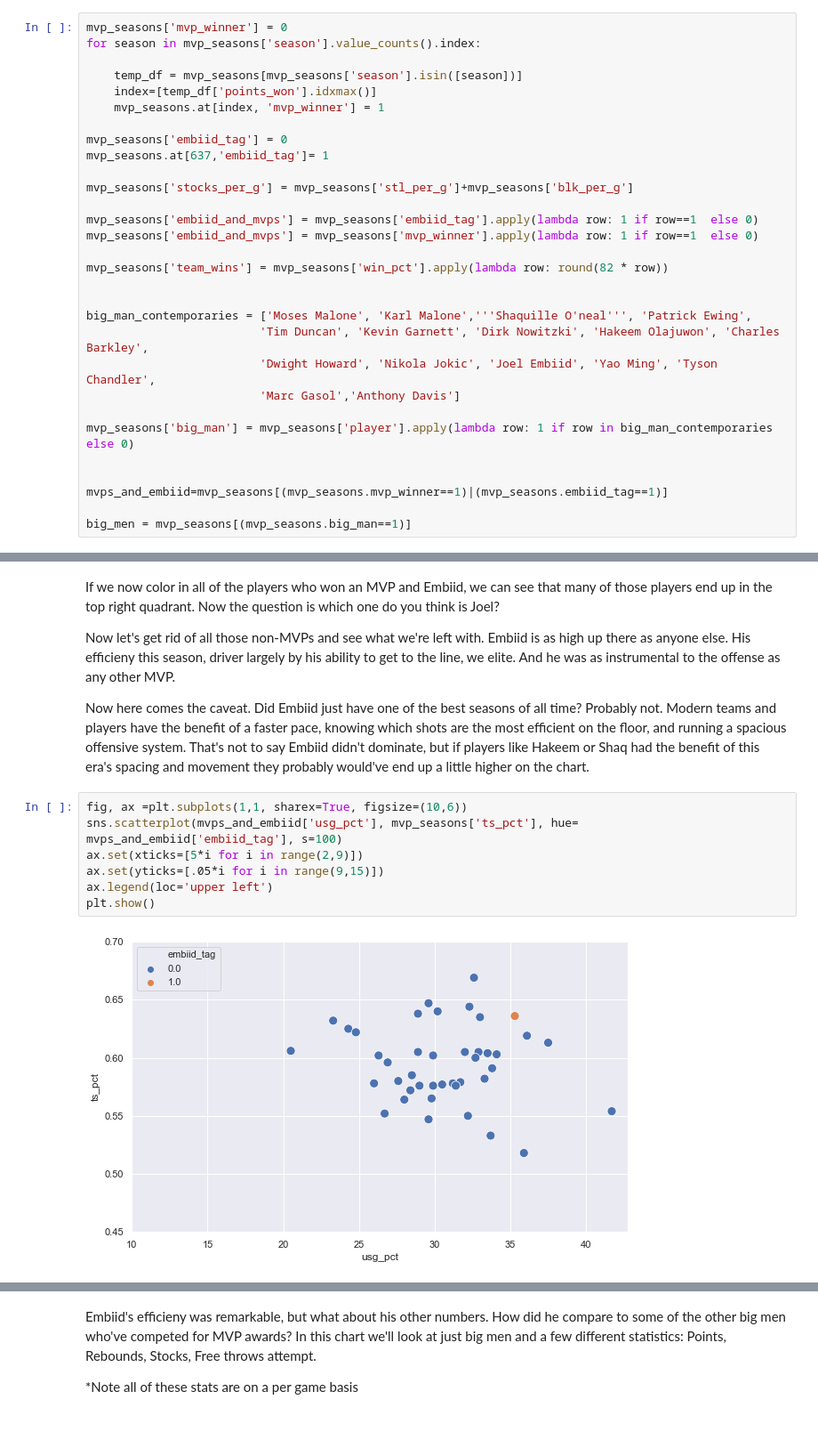
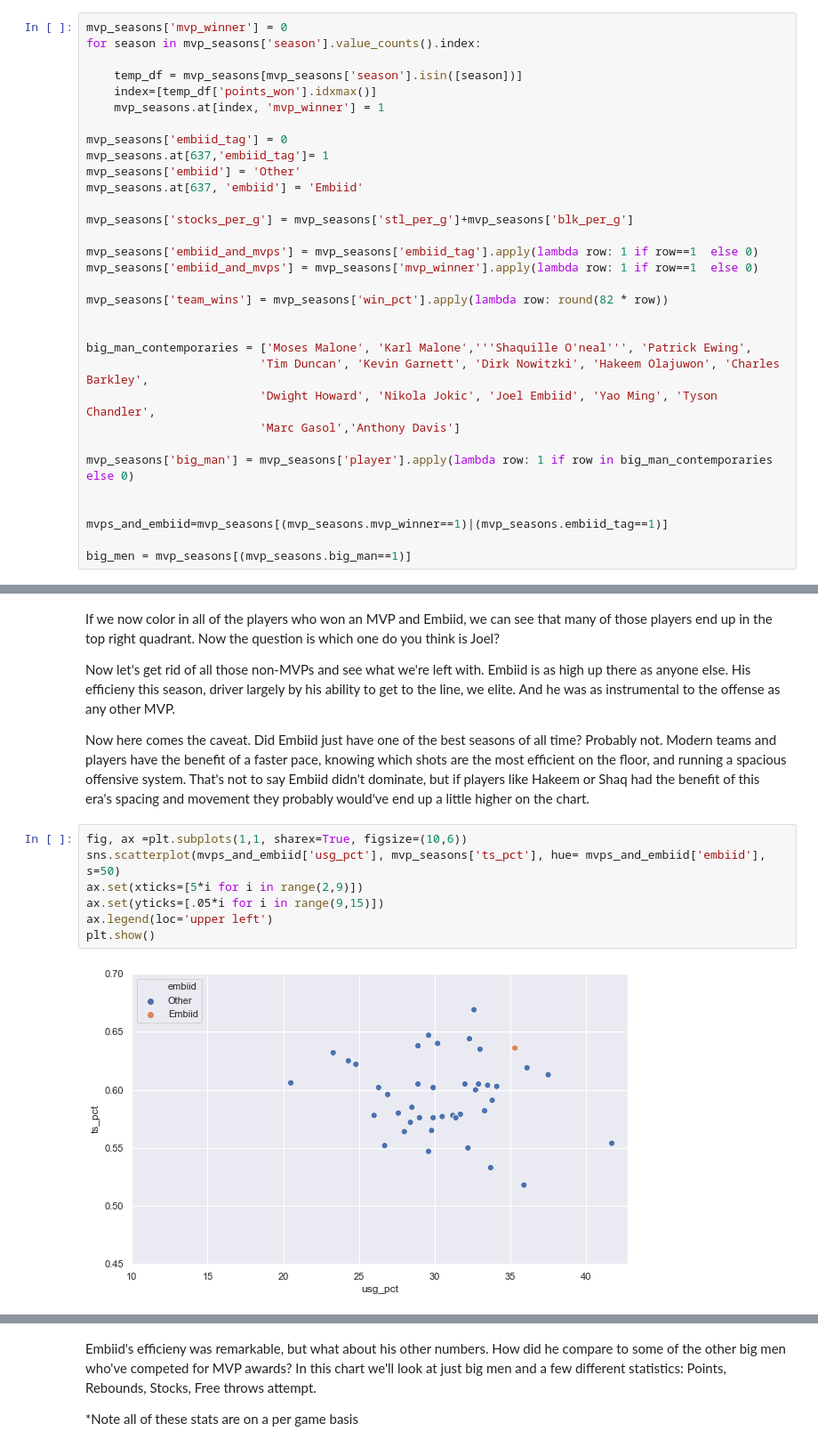
Before and after one commit to mhartz25/sixers_2021_playoffs, a Jupyter notebook: analysis.ipynb, the cells around one changed output, grey strips where cells are left out. Shown: that part at 89% size. Saved outputs shown, nothing was run; the diff lists cells and outputs as text.

```diff
--- a/analysis.ipynb
+++ b/analysis.ipynb
@@ -70,6 +70,8 @@ for season in mvp_seasons['season'].value_counts().index:
 
 mvp_seasons['embiid_tag'] = 0
 mvp_seasons.at[637,'embiid_tag']= 1
+mvp_seasons['embiid'] = 'Other'
+mvp_seasons.at[637, 'embiid'] = 'Embiid'
 
 mvp_seasons['stocks_per_g'] = mvp_seasons['stl_per_g']+mvp_seasons['blk_per_g']
 
@@ -124,10 +126,10 @@ Now let's get rid of all those non-MVPs and see what we're left with. Embiid is
 Now here comes the caveat. Did Embiid just have one of the best seasons of all time? Probably not. Modern teams and players have the benefit of a faster pace, knowing which shots are the most efficient on the floor, and running a spacious offensive system. That's not to say Embiid didn't dominate, but if players like Hakeem or Shaq had the benefit of this era's spacing and movement they probably would've end up a little higher on the chart.
 # %%
 fig, ax =plt.subplots(1,1, sharex=True, figsize=(10,6))
-sns.scatterplot(mvps_and_embiid['usg_pct'], mvp_seasons['ts_pct'], hue= mvps_and_embiid['embiid_tag'], s=100)
+sns.scatterplot(mvps_and_embiid['usg_pct'], mvp_seasons['ts_pct'], hue= mvps_and_embiid['embiid'], s=50)
 ax.set(xticks=[5*i for i in range(2,9)])
 ax.set(yticks=[.05*i for i in range(9,15)])
 ax.legend(loc='upper left')
 plt.show()
 # %% [output]
-[figure, old version]
+[figure, new version]
```
Also changed, not shown: parts of 9 cells of this notebook.
